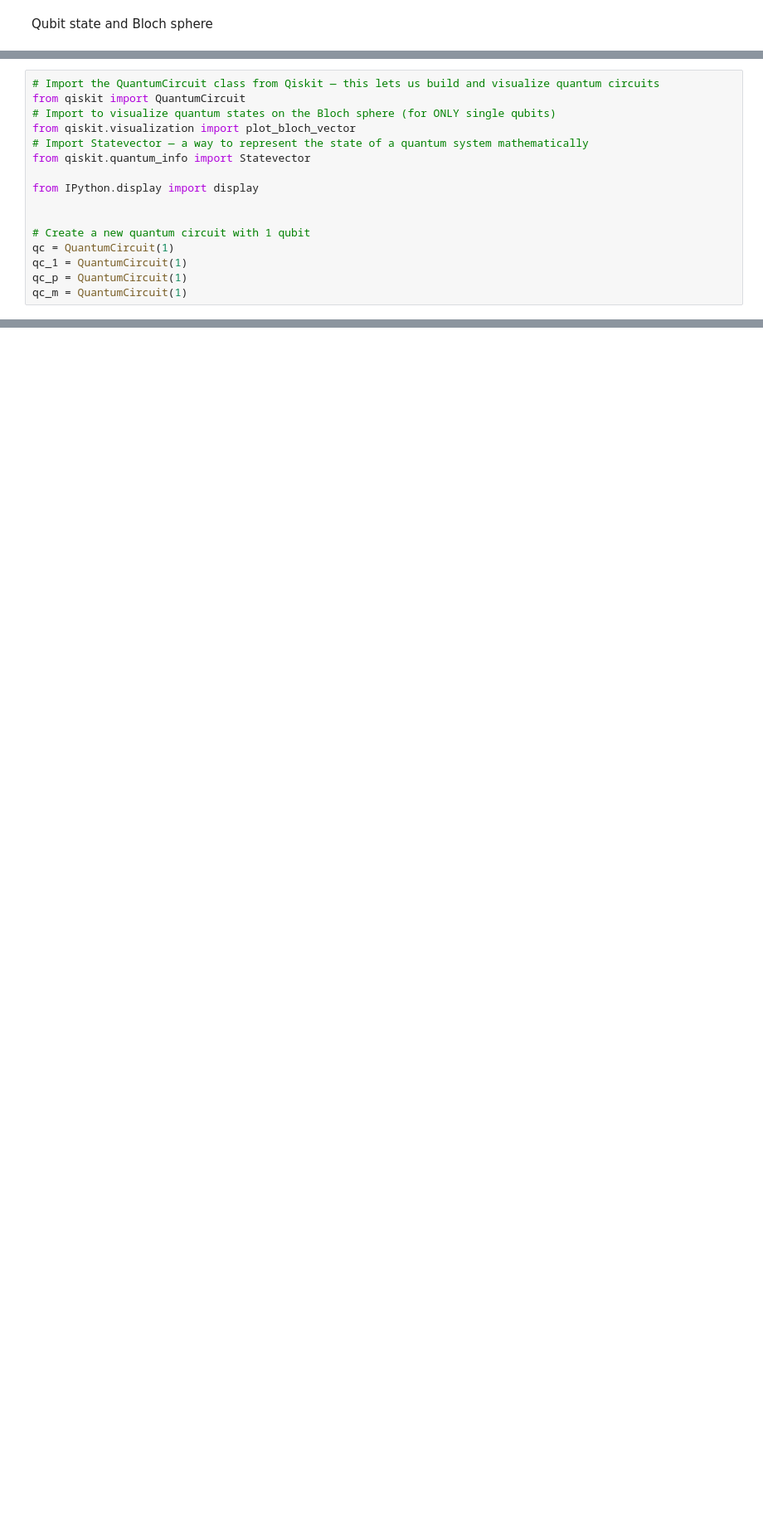
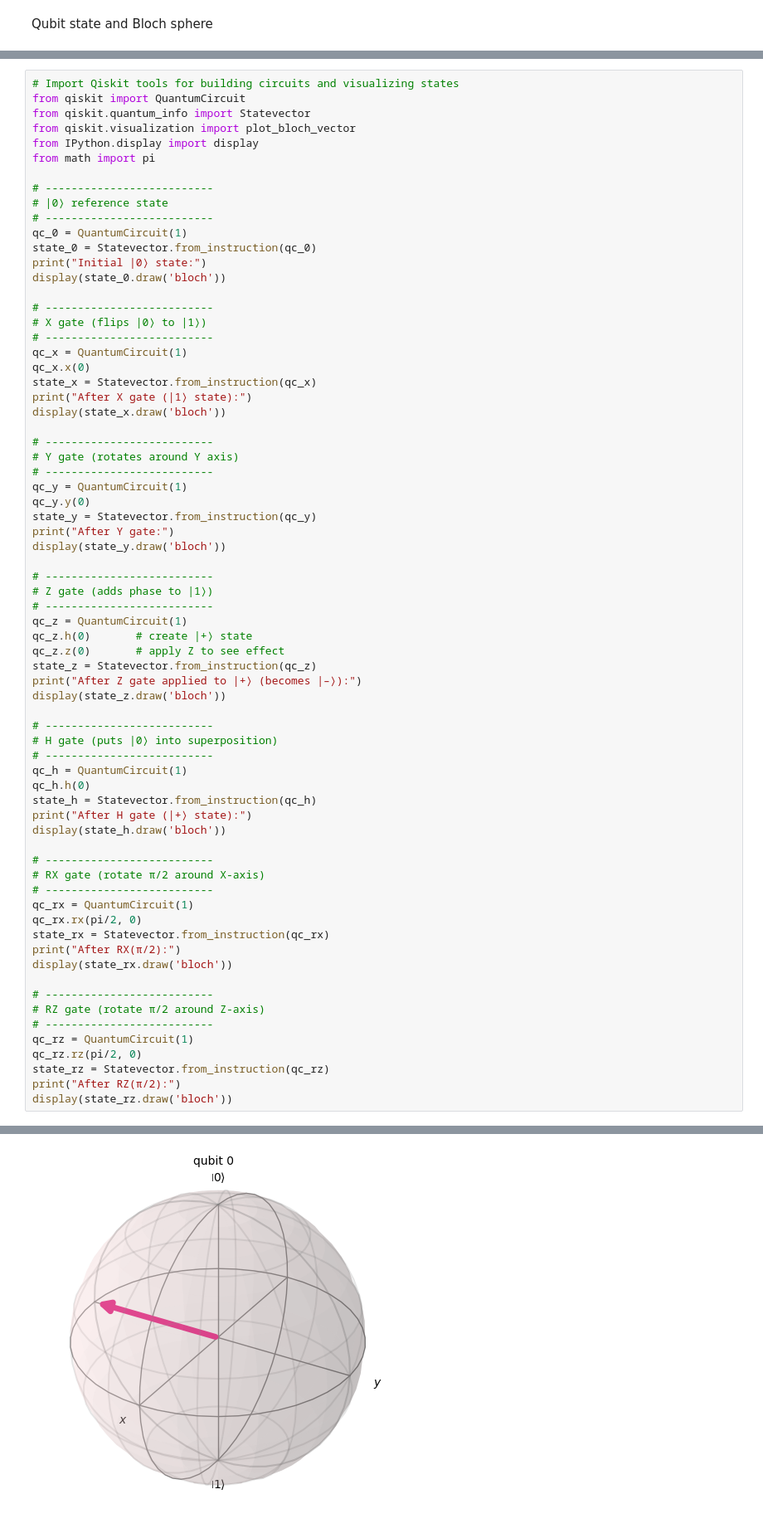
Before and after one commit to 10kshaodow/quantum-by-qiskit, a Jupyter notebook: 01-gates-and-basics/gates_playground.ipynb, the cells around one changed output, grey strips where cells are left out. Shown at 83% size. Saved outputs shown, nothing was run; the diff lists cells and outputs as text; blank space fills up the shorter version.

Commit message:
Basic Gates Done

```diff
--- a/01-gates-and-basics/gates_playground.ipynb
+++ b/01-gates-and-basics/gates_playground.ipynb
@@ -61,16 +60,71 @@ Basic gates: X, H, Z, RX, RZ, etc.
 # %%
-# Import the QuantumCircuit class from Qiskit — this lets us build and visualize quantum circuits
+# Import Qiskit tools for building circuits and visualizing states
 from qiskit import QuantumCircuit
-# Import to visualize quantum states on the Bloch sphere (for ONLY single qubits)
+from qiskit.quantum_info import Statevector
 from qiskit.visualization import plot_bloch_vector
-# Import Statevector — a way to represent the state of a quantum system mathematically
-from qiskit.quantum_info import Statevector
+from IPython.display import display
+from math import pi
 
-from IPython.display import display
+# --------------------------
+# |0⟩ reference state
+# --------------------------
+qc_0 = QuantumCircuit(1)
+state_0 = Statevector.from_instruction(qc_0)
+print("Initial |0⟩ state:")
+display(state_0.draw('bloch'))
 
+# --------------------------
+# X gate (flips |0⟩ to |1⟩)
+# --------------------------
+qc_x = QuantumCircuit(1)
+qc_x.x(0)
+state_x = Statevector.from_instruction(qc_x)
+print("After X gate (|1⟩ state):")
+display(state_x.draw('bloch'))
 
-# Create a new quantum circuit with 1 qubit
-qc = QuantumCircuit(1)
-qc_1 = QuantumCircuit(1)
-qc_p = QuantumCircuit(1)
-qc_m = QuantumCircuit(1)
+# --------------------------
+# Y gate (rotates around Y axis)
+# --------------------------
+qc_y = QuantumCircuit(1)
+qc_y.y(0)
+state_y = Statevector.from_instruction(qc_y)
+print("After Y gate:")
+display(state_y.draw('bloch'))
+
+# --------------------------
+# Z gate (adds phase to |1⟩)
+# --------------------------
+qc_z = QuantumCircuit(1)
+qc_z.h(0)       # create |+⟩ state
+qc_z.z(0)       # apply Z to see effect
+state_z = Statevector.from_instruction(qc_z)
+print("After Z gate applied to |+⟩ (becomes |–⟩):")
+display(state_z.draw('bloch'))
+
+# --------------------------
+# H gate (puts |0⟩ into superposition)
+# --------------------------
+qc_h = QuantumCircuit(1)
+qc_h.h(0)
+state_h = Statevector.from_instruction(qc_h)
+print("After H gate (|+⟩ state):")
+display(state_h.draw('bloch'))
+
+# --------------------------
+# RX gate (rotate π/2 around X-axis)
+# --------------------------
+qc_rx = QuantumCircuit(1)
+qc_rx.rx(pi/2, 0)
+state_rx = Statevector.from_instruction(qc_rx)
+print("After RX(π/2):")
+display(state_rx.draw('bloch'))
+
+# --------------------------
+# RZ gate (rotate π/2 around Z-axis)
+# --------------------------
+qc_rz = QuantumCircuit(1)
+qc_rz.rz(pi/2, 0)
+state_rz = Statevector.from_instruction(qc_rz)
+print("After RZ(π/2):")
+display(state_rz.draw('bloch'))
+# %% [output]
@@ -76,0 +142 @@ qc_m = QuantumCircuit(1)
+[figure, added]
```
Also changed, not shown: parts of 3 cells of this notebook.
